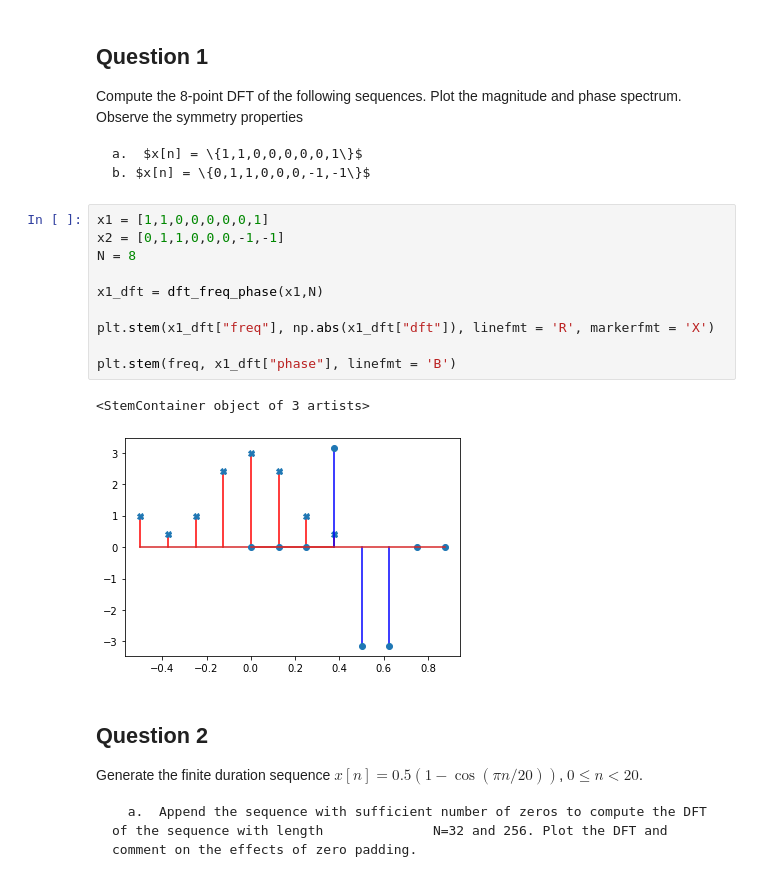
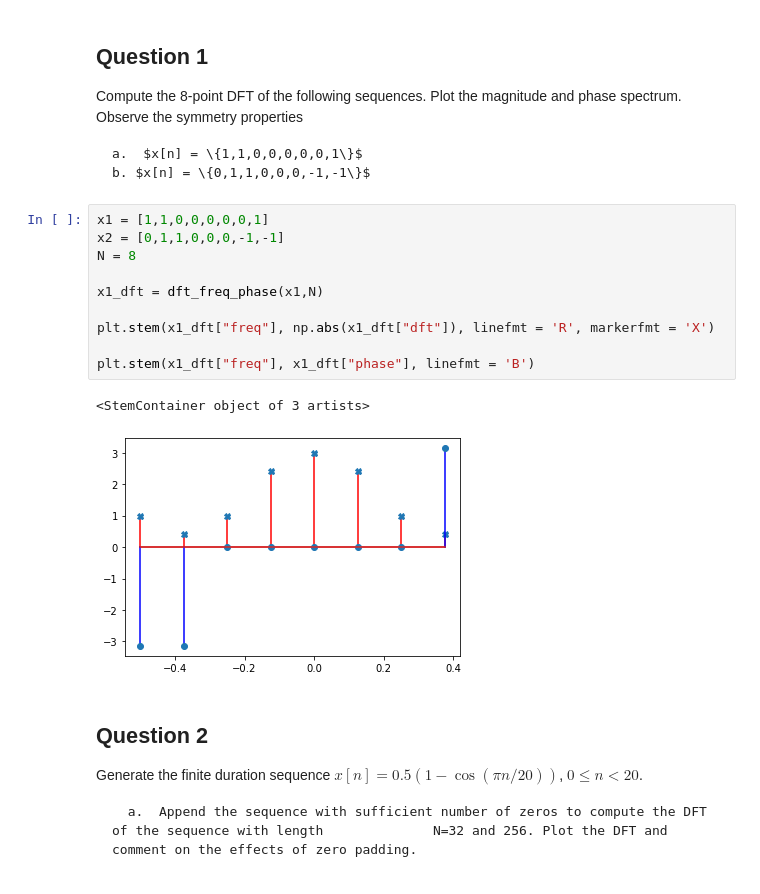
Before and after one commit to puranikvinit/lab_9, a Jupyter notebook: Assignment3-211EC221_211EC226.ipynb, the cells around one changed output. Cells and saved outputs as stored; diff of their text form.

```diff
--- a/Assignment3-211EC221_211EC226.ipynb
+++ b/Assignment3-211EC221_211EC226.ipynb
@@ -33,16 +33,16 @@ Compute the 8-point DFT of the following sequences. Plot the magnitude
 # %%
 x1 = [1,1,0,0,0,0,0,1]
 x2 = [0,1,1,0,0,0,-1,-1]
 N = 8
 
 x1_dft = dft_freq_phase(x1,N)
 
 plt.stem(x1_dft["freq"], np.abs(x1_dft["dft"]), linefmt = 'R', markerfmt = 'X')
 
-plt.stem(freq, x1_dft["phase"], linefmt = 'B')
+plt.stem(x1_dft["freq"], x1_dft["phase"], linefmt = 'B')
 # %% [output]
 <StemContainer object of 3 artists>
-[figure, old version]
+[figure, new version]
 # %% [markdown]
 ## Question 2
 
```
Also changed, not shown: parts of 17 cells of this notebook.
